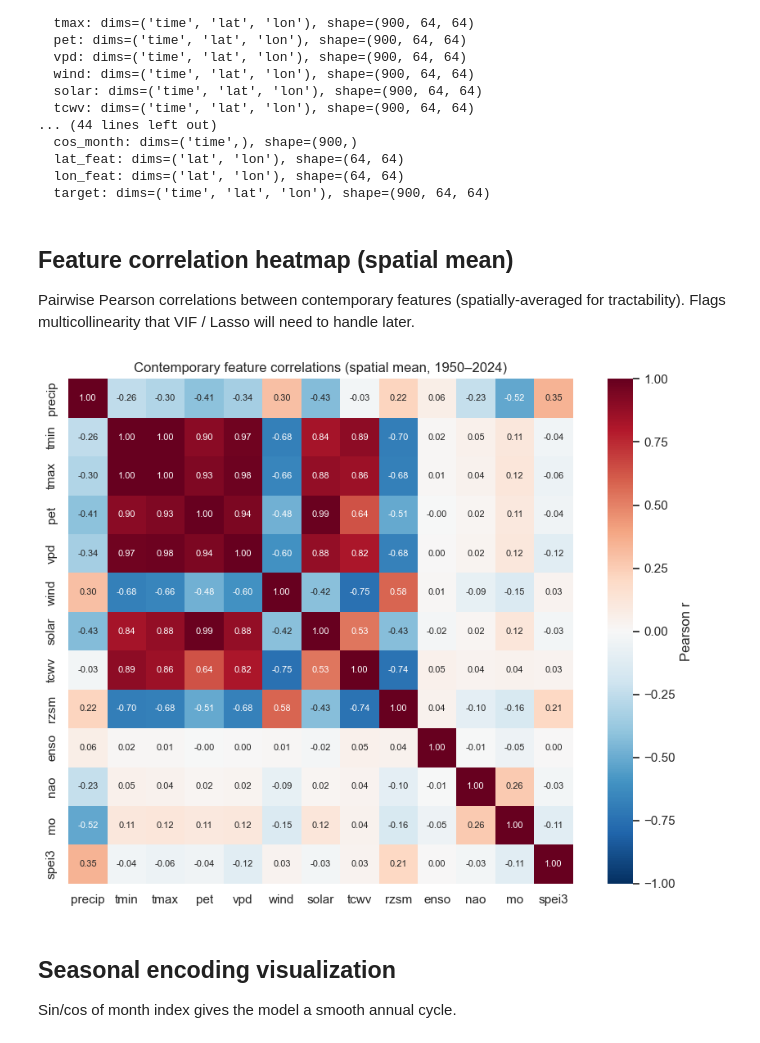
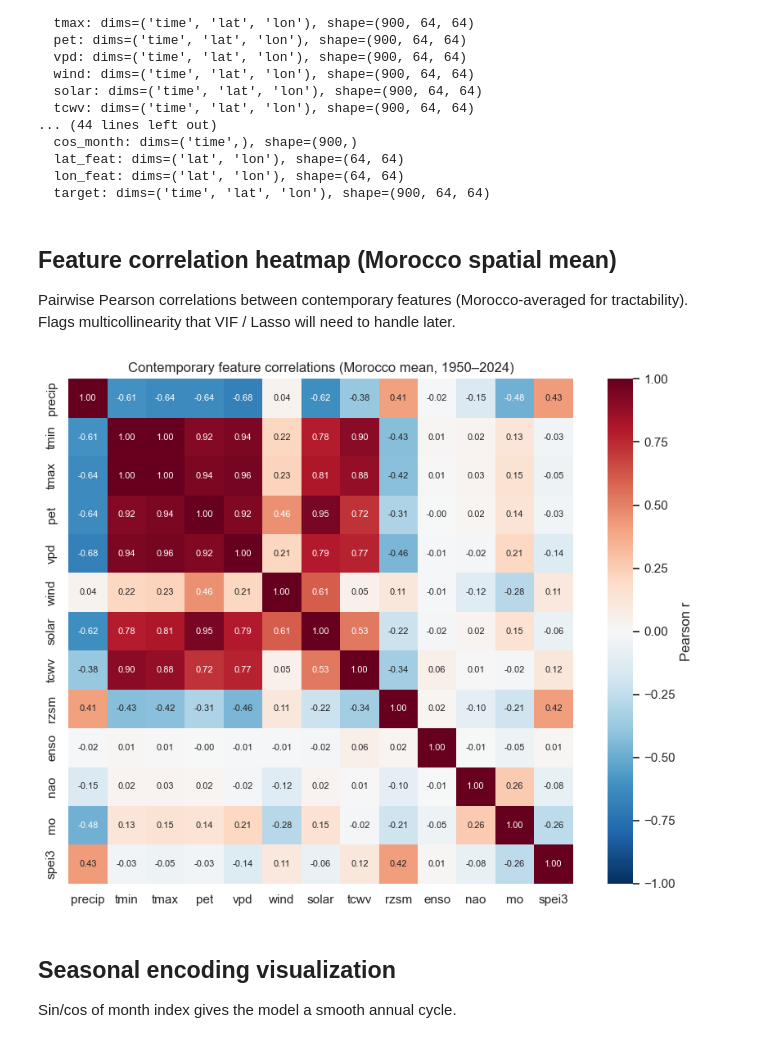
Before and after one commit to anasoubaha/A4-DroughtForecasting-Modeling, a Jupyter notebook: notebooks/02_feature_engineering_diagnostics.ipynb, the cells around one changed output. Drawn from its saved outputs; the diff is of its cells as text; code cells hidden in the pictures.

Commit message:
improved feature selection, added figures and updated forecasting_scheme

```diff
--- a/notebooks/02_feature_engineering_diagnostics.ipynb
+++ b/notebooks/02_feature_engineering_diagnostics.ipynb
@@ -38,8 +42,8 @@ data_config = ddata.load_config(ROOT / 'configs' / 'data.yaml')
 feat_config = dfeat.load_features_config(ROOT / 'configs' / 'features.yaml')
 datasets = ddata.load_all(data_config)
 
-print('Long-memory vars:', feat_config['long_memory_vars'])
-print('Fast-response vars:', feat_config['fast_response_vars'])
-print('PACF threshold:', feat_config['pacf']['threshold'])
-print('CCF threshold:', feat_config['ccf']['threshold'])
+# Build the Morocco mask once
+template = dfeat.gather_predictor('spei3', datasets)
+morocco_mask = dfeat.load_region_mask(feat_config['region_mask']['path'], template, name='morocco')
+print(f"Morocco mask: {int(morocco_mask.sum())} of {morocco_mask.size} cells inside ({100*float(morocco_mask.mean()):.1f}%)")
 # %% [output]
@@ -212,23 +239,23 @@ Time steps: 900; Winter months: 300
   lon_feat: dims=('lat', 'lon'), shape=(64, 64)
   target: dims=('time', 'lat', 'lon'), shape=(900, 64, 64)
 # %% [markdown]
-## Feature correlation heatmap (spatial mean)
+## Feature correlation heatmap (Morocco spatial mean)
 
-Pairwise Pearson correlations between contemporary features (spatially-averaged for tractability). Flags multicollinearity that VIF / Lasso will need to handle later.
+Pairwise Pearson correlations between contemporary features (Morocco-averaged for tractability). Flags multicollinearity that VIF / Lasso will need to handle later.
 # %%
 contemp = feat_config['contemporary_predictors']
-df = pd.DataFrame({v: dfeat.spatial_mean(dfeat.gather_predictor(v, datasets)).values for v in contemp})
+df = pd.DataFrame({v: dfeat.spatial_mean(dfeat.gather_predictor(v, datasets), mask=morocco_mask).values for v in contemp})
 corr = df.corr()
 
 fig, ax = plt.subplots(figsize=(9, 7))
 sns.heatmap(corr, annot=True, fmt='.2f', cmap='RdBu_r', center=0, vmin=-1, vmax=1,
             square=True, cbar_kws={'label': 'Pearson r'}, ax=ax, annot_kws={'fontsize': 8})
-ax.set_title('Contemporary feature correlations (spatial mean, 1950\u20132024)')
+ax.set_title('Contemporary feature correlations (Morocco mean, 1950\u20132024)')
 plt.tight_layout()
 save_figure(fig, 'feature_correlation_heatmap', subdir=FIG_SUBDIR)
 plt.show()
 # %% [output]
-[figure, old version]
+[figure, new version]
 # %% [markdown]
 ## Seasonal encoding visualization
 
```
Also changed, not shown: parts of 17 cells of this notebook, 9 other files.
